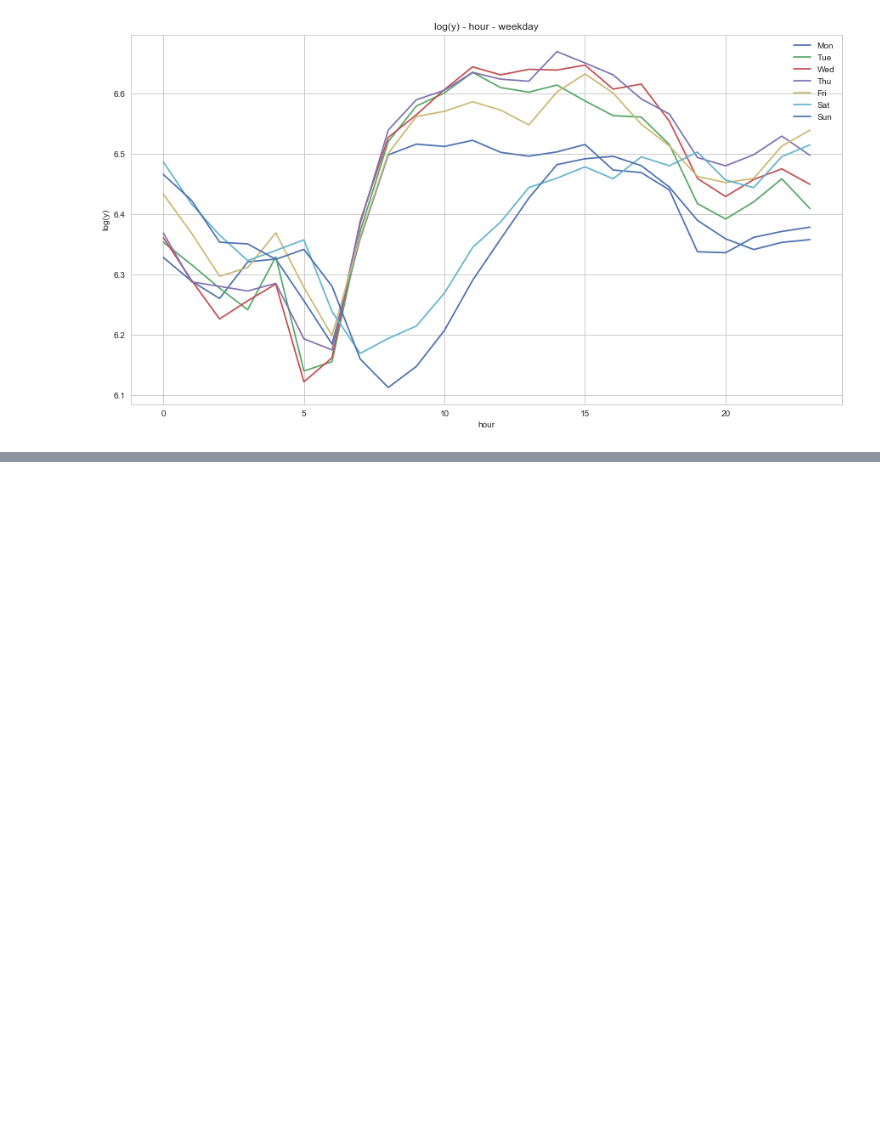
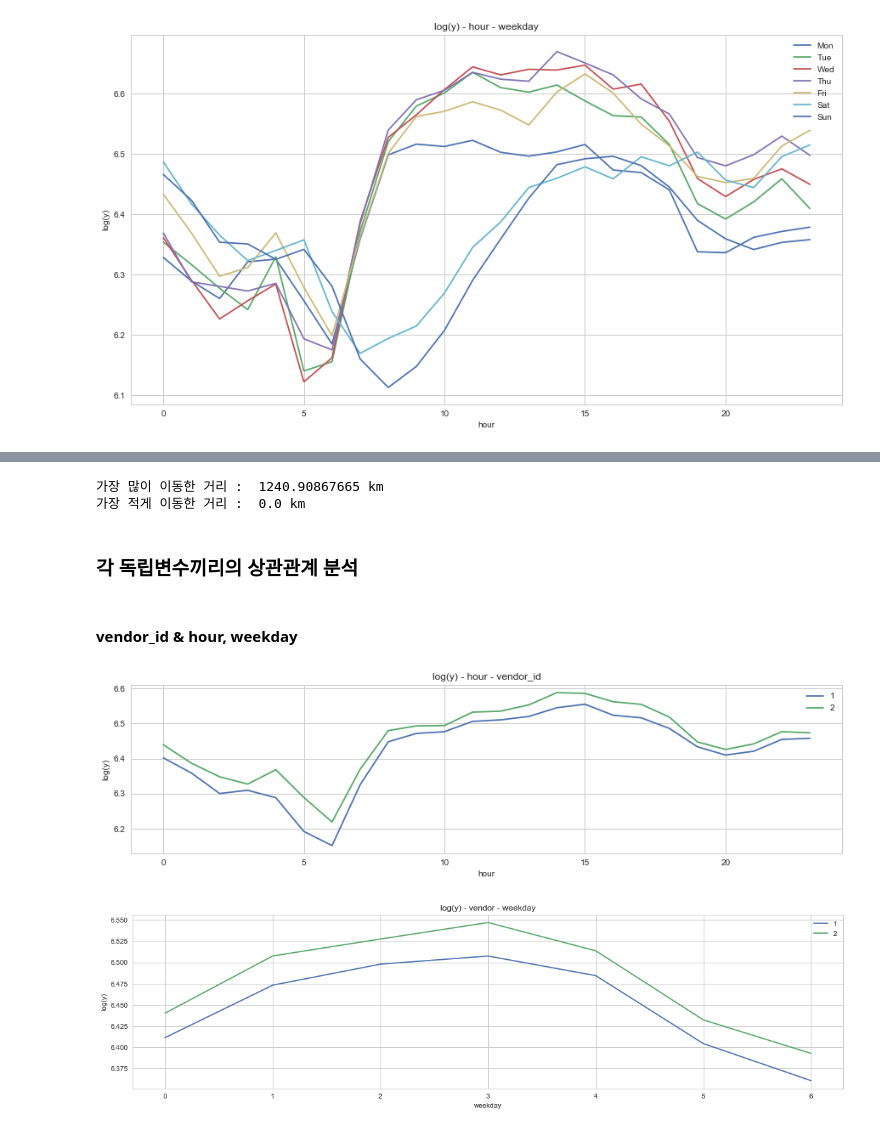
Before and after one commit to KANG91/dss-project-taxi, a Jupyter notebook: Kang/after_project_EDA.ipynb, the cells around one changed output, grey strips where cells are left out. Cells and saved outputs as stored; diff of their text form; code cells hidden in the pictures; blank space fills up the shorter version.

```diff
--- a/Kang/after_project_EDA.ipynb
+++ b/Kang/after_project_EDA.ipynb
@@ -218,0 +270,40 @@ plt.show()
+# %%
+print("가장 많이 이동한 거리 : ", train["dist"].max(), "km")
+print("가장 적게 이동한 거리 : ", train["dist"].min(), "km")
+# %% [output]
+가장 많이 이동한 거리 :  1240.90867665 km
+가장 적게 이동한 거리 :  0.0 km
+# %% [markdown]
+### 각 독립변수끼리의 상관관계 분석
+# %% [markdown]
+#### vendor_id & hour, weekday
+# %%
+#vendor_id & hour
+y_vendor_hour = train.pivot_table(values = "log1p_y", columns = "vendor_id", index = "hour")
+y_vendor_weekday = train.pivot_table(values = "log1p_y", columns = "vendor_id", index = "weekday")
+
+plt.figure(figsize = (15, 8))
+plt.subplot(2, 1, 1)
+sns.set(style = "whitegrid")
+plt.plot(y_vendor_hour)
+plt.xlabel("hour", fontsize = 10)
+plt.ylabel("log(y)" , fontsize = 10)
+plt.legend(["1", "2"])
+plt.title("log(y) - hour - vendor_id")
+plt.show()
+
+plt.figure(figsize = (15, 8))
+plt.subplot(2, 1, 2)
+sns.set(style = "whitegrid")
+plt.plot(y_vendor_weekday)
+plt.xlabel("weekday", fontsize = 10)
+plt.ylabel("log(y)" , fontsize = 10)
+plt.legend(["1", "2"])
+plt.title("log(y) - vendor - weekday")
+
+
+plt.tight_layout()
+plt.show()
+# %% [output]
+[figure, added]
+[figure, added]
```
Also changed, not shown: parts of 35 cells of this notebook.
